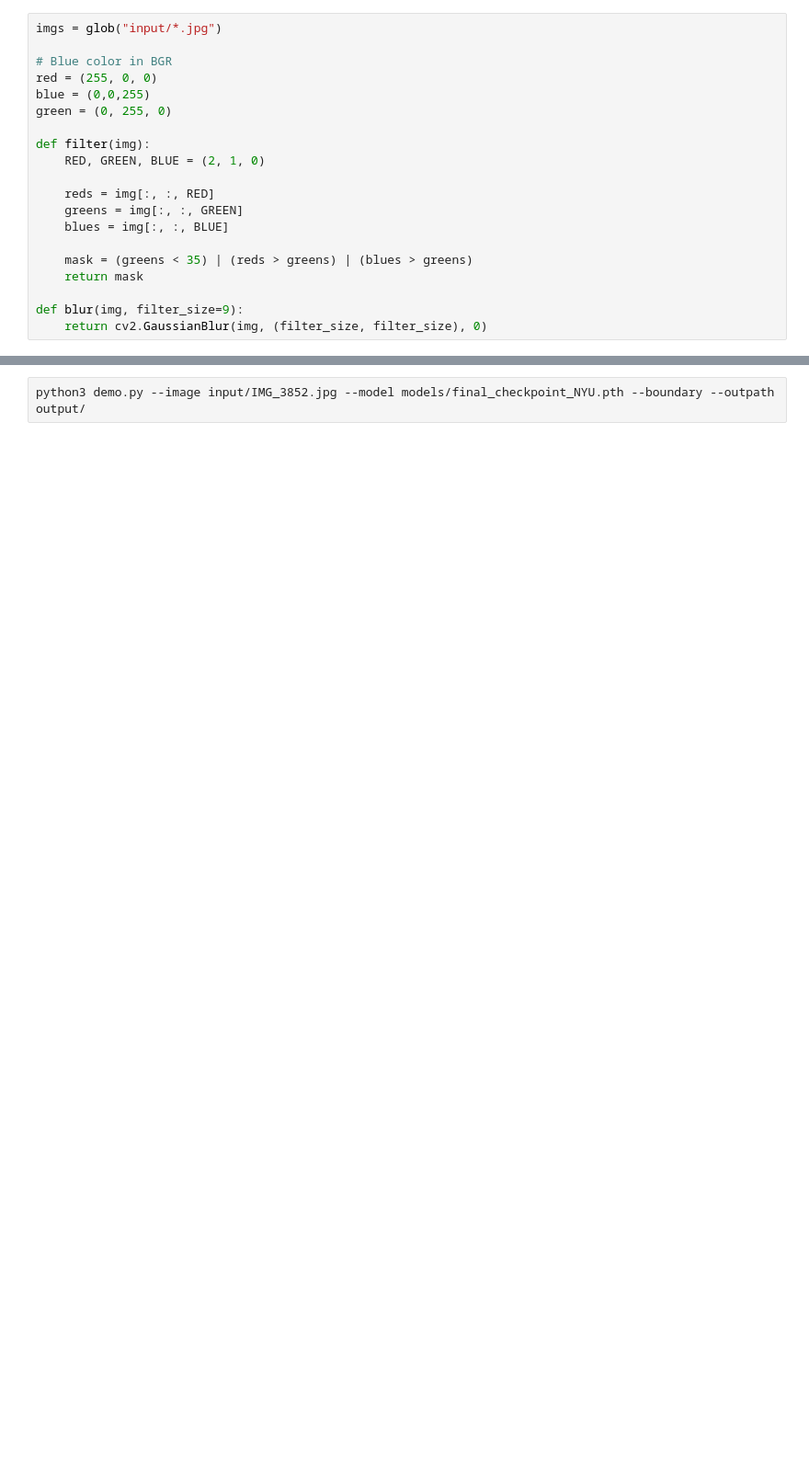
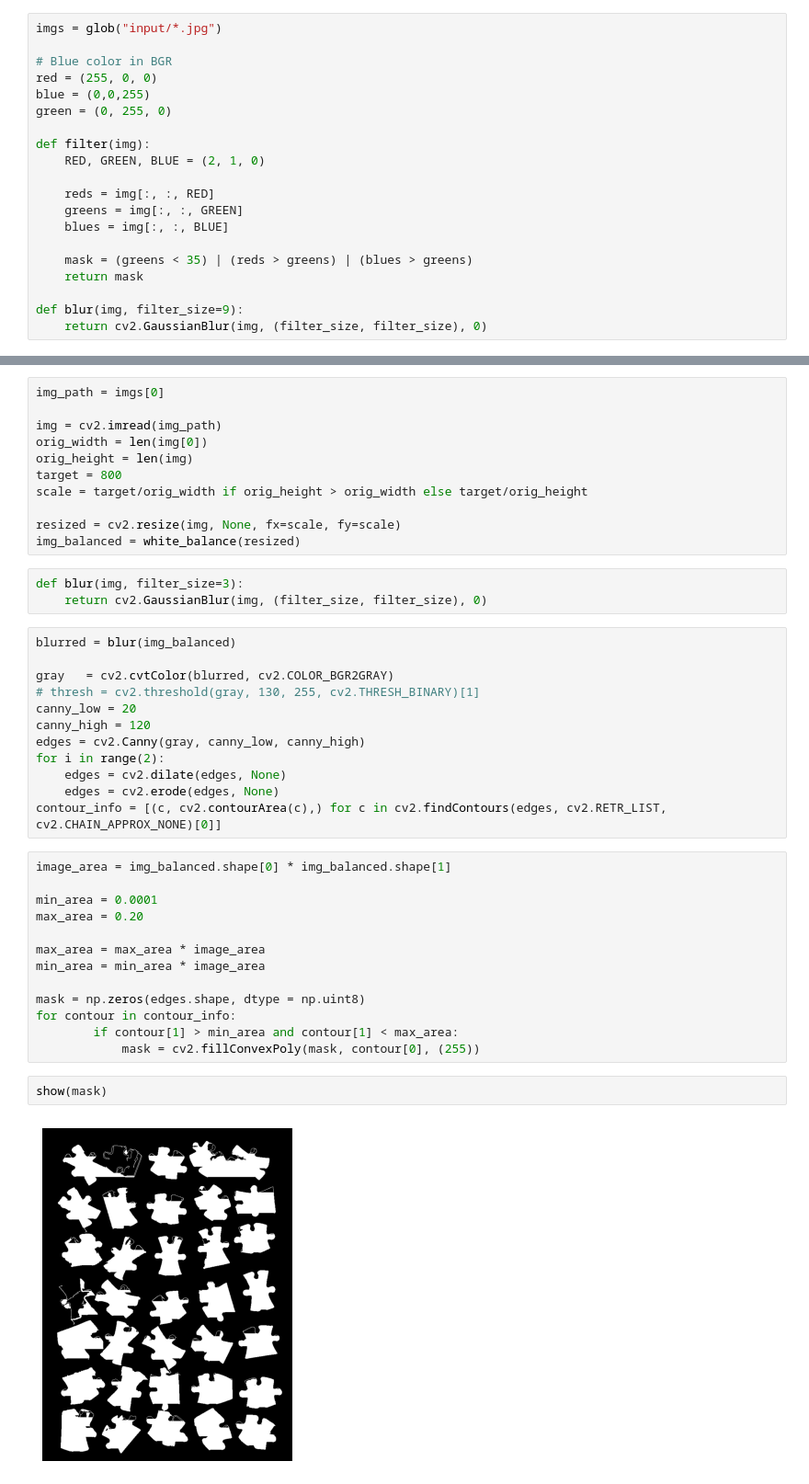
Before and after one commit to tang-ji/jigsaw-puzzle-solver, a Jupyter notebook: Untitled.ipynb, the cells around one changed output, grey strips where cells are left out. Shown: that part at 92% size. Saved outputs shown, nothing was run; the diff lists cells and outputs as text; blank space fills up the shorter version.

Commit message:
update contours

```diff
--- a/Untitled.ipynb
+++ b/Untitled.ipynb
@@ -79,2 +87,43 @@ cv2.waitKey(1)
-# %%
-python3 demo.py --image input/IMG_3852.jpg --model models/final_checkpoint_NYU.pth --boundary --outpath output/
+# %%
+img_path = imgs[0]
+
+img = cv2.imread(img_path)
+orig_width = len(img[0])
+orig_height = len(img)
+target = 800
+scale = target/orig_width if orig_height > orig_width else target/orig_height
+
+resized = cv2.resize(img, None, fx=scale, fy=scale)
+img_balanced = white_balance(resized)
+# %%
+def blur(img, filter_size=3):
+    return cv2.GaussianBlur(img, (filter_size, filter_size), 0)
+# %%
+blurred = blur(img_balanced)
+
+gray   = cv2.cvtColor(blurred, cv2.COLOR_BGR2GRAY)
+# thresh = cv2.threshold(gray, 130, 255, cv2.THRESH_BINARY)[1]
+canny_low = 20
+canny_high = 120
+edges = cv2.Canny(gray, canny_low, canny_high)
+for i in range(2):
+    edges = cv2.dilate(edges, None)
+    edges = cv2.erode(edges, None)
+contour_info = [(c, cv2.contourArea(c),) for c in cv2.findContours(edges, cv2.RETR_LIST, cv2.CHAIN_APPROX_NONE)[0]]
+# %%
+image_area = img_balanced.shape[0] * img_balanced.shape[1]
+
+min_area = 0.0001
+max_area = 0.20
+
+max_area = max_area * image_area
+min_area = min_area * image_area
+
+mask = np.zeros(edges.shape, dtype = np.uint8)
+for contour in contour_info:
+        if contour[1] > min_area and contour[1] < max_area:
+            mask = cv2.fillConvexPoly(mask, contour[0], (255))
+# %%
+show(mask)
+# %% [output]
+[figure, added]
```
Also changed, not shown: parts of 6 cells of this notebook, 2 other files.
